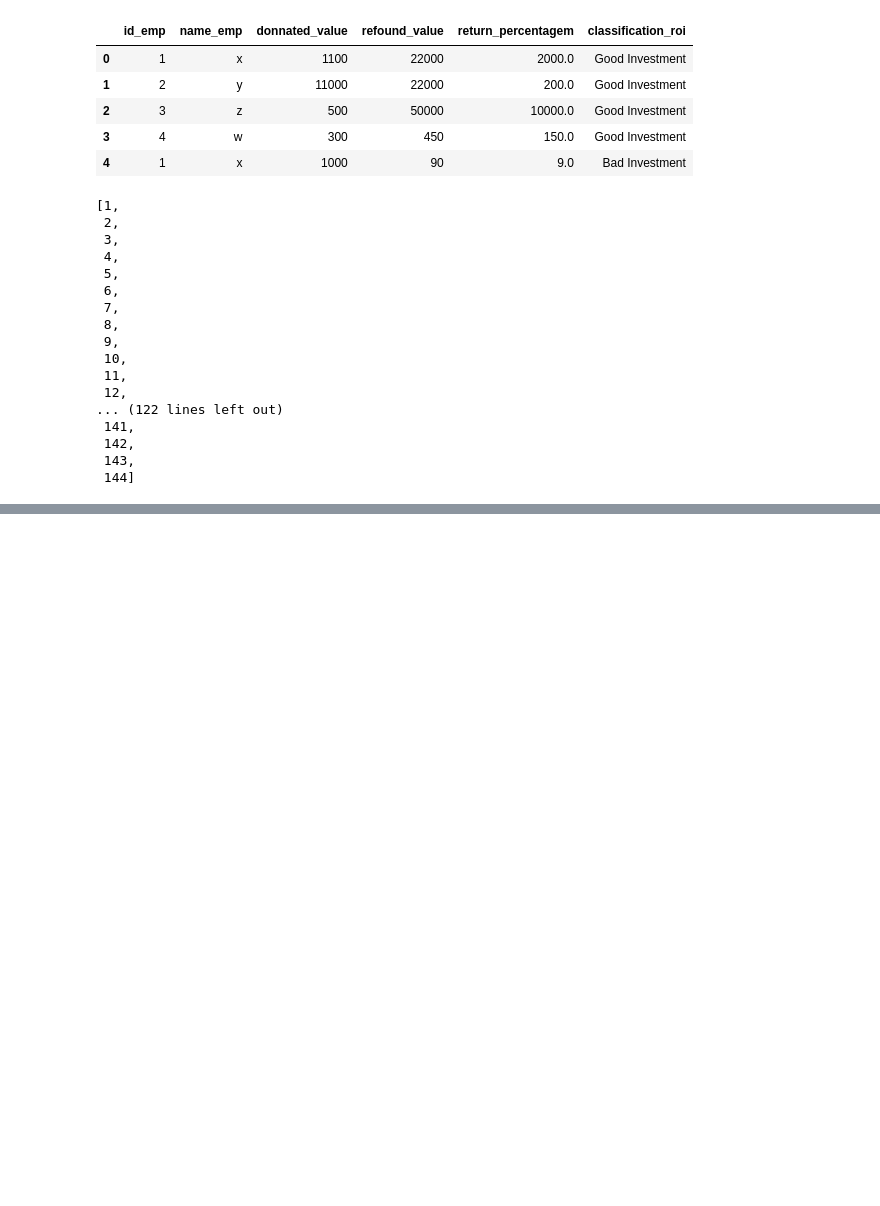
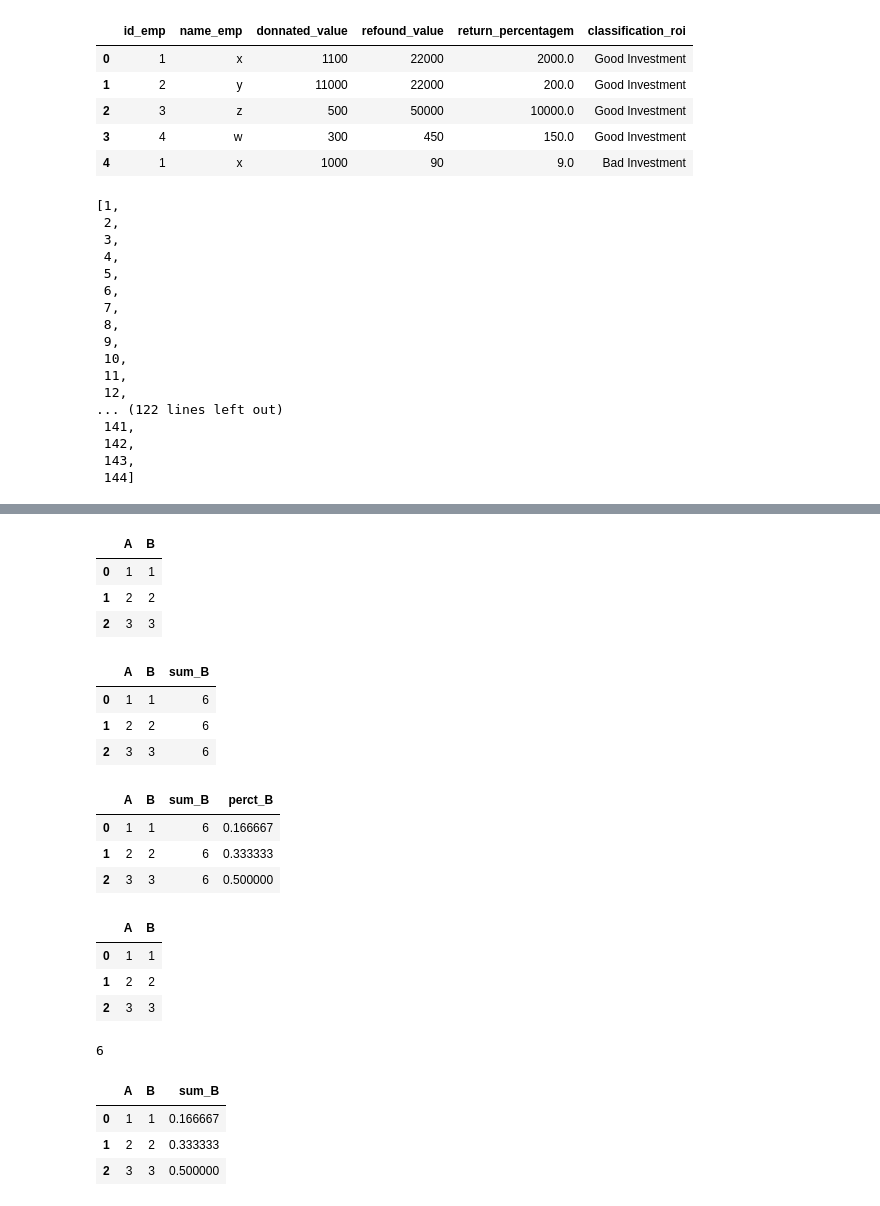
Before and after one commit to alexaugusto23/python_developer, a Jupyter notebook: Planejamento - Lógicas/Scripts e Notebooks/logicas_pyplan.ipynb, the cells around one changed output, grey strips where cells are left out. Saved outputs shown, nothing was run; the diff lists cells and outputs as text; code cells hidden in the pictures; blank space fills up the shorter version.

```diff
--- a/Planejamento - Lógicas/Scripts e Notebooks/logicas_pyplan.ipynb
+++ b/Planejamento - Lógicas/Scripts e Notebooks/logicas_pyplan.ipynb
@@ -1582,0 +1615,47 @@ _cols_to_hide
+# %%
+data = {'A':[1,2,3], 'B':[1,2,3]}
+_df = pd.DataFrame(data)
+_df
+# %% [output]
+|  | A | B |
+| 0 | 1 | 1 |
+| 1 | 2 | 2 |
+| 2 | 3 | 3 |
+# %%
+_df['sum_B'] = _df['B'].sum(axis=0)
+_df
+# %% [output]
+|  | A | B | sum_B |
+| 0 | 1 | 1 | 6 |
+| 1 | 2 | 2 | 6 |
+| 2 | 3 | 3 | 6 |
+# %%
+_df['perct_B'] = _df.loc[:,"B":"B"].div(_df["sum_B"], axis=0)
+_df
+# %% [output]
+|  | A | B | sum_B | perct_B |
+| 0 | 1 | 1 | 6 | 0.166667 |
+| 1 | 2 | 2 | 6 | 0.333333 |
+| 2 | 3 | 3 | 6 | 0.500000 |
+# %%
+data = {'A':[1,2,3], 'B':[1,2,3]}
+_df = pd.DataFrame(data)
+_df
+# %% [output]
+|  | A | B |
+| 0 | 1 | 1 |
+| 1 | 2 | 2 |
+| 2 | 3 | 3 |
+# %%
+_sum_b = _df['B'].sum(axis=0)
+_sum_b
+# %% [output]
+6
+# %%
+_df['sum_B'] = _df['B'] / _sum_b
+_df
+# %% [output]
+|  | A | B | sum_B |
+| 0 | 1 | 1 | 0.166667 |
+| 1 | 2 | 2 | 0.333333 |
+| 2 | 3 | 3 | 0.500000 |
```
Also changed, not shown: parts of 7 cells of this notebook.
